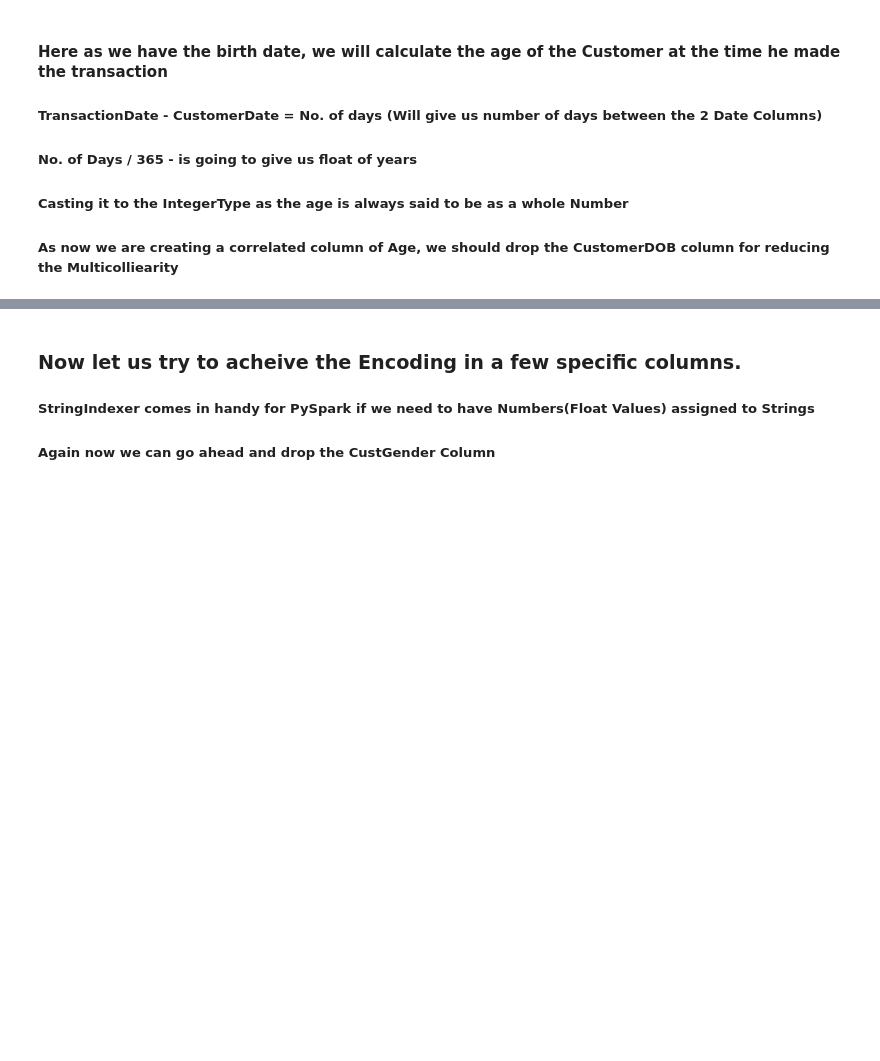
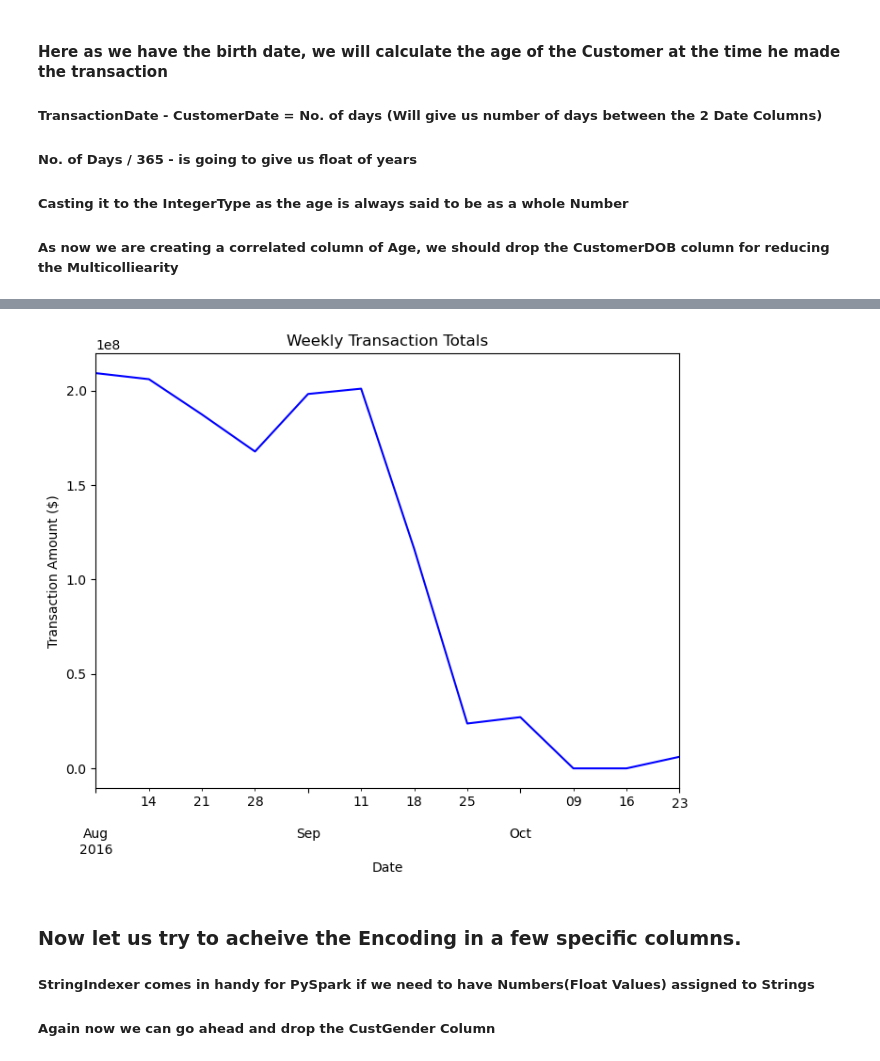
Before and after one commit to DSPiyush/BankCustomerSegmentation, a Jupyter notebook: Proejct_iter_1.ipynb, the cells around one changed output, grey strips where cells are left out. Saved outputs shown, nothing was run; the diff lists cells and outputs as text; code cells hidden in the pictures; blank space fills up the shorter version.

```diff
--- a/Proejct_iter_1.ipynb
+++ b/Proejct_iter_1.ipynb
@@ -136,0 +331,3 @@ only showing top 5 rows
+# %%
+df = sdf_cleaned.toPandas()
+df.head()
@@ -136,0 +341,5 @@ only showing top 5 rows
+# %%
+df['TransactionDate'] = pd.to_datetime(df['TransactionDate'], dayfirst=True)
+# %%
+df2 = df.copy()
+df2.set_index('TransactionDate', inplace=True)
@@ -137,3 +356,14 @@ only showing top 5 rows
+# %%
+daily_total = df2.groupby(pd.Grouper(freq='W'))['TransactionAmount (INR)'].sum()
+# %%
+fig = plt.subplots(figsize = (8, 6))
+daily_total.plot(color='blue', linestyle='solid')
+plt.title('Weekly Transaction Totals')
+plt.xlabel('Date')
+plt.ylabel('Transaction Amount ($)')
+plt.show()
+# %% [output]
+[figure, added]
 # %% [markdown]
 ### Now let us try to acheive the Encoding in a few specific columns.
 
```
Also changed, not shown: parts of 66 cells of this notebook, 1 other file.
